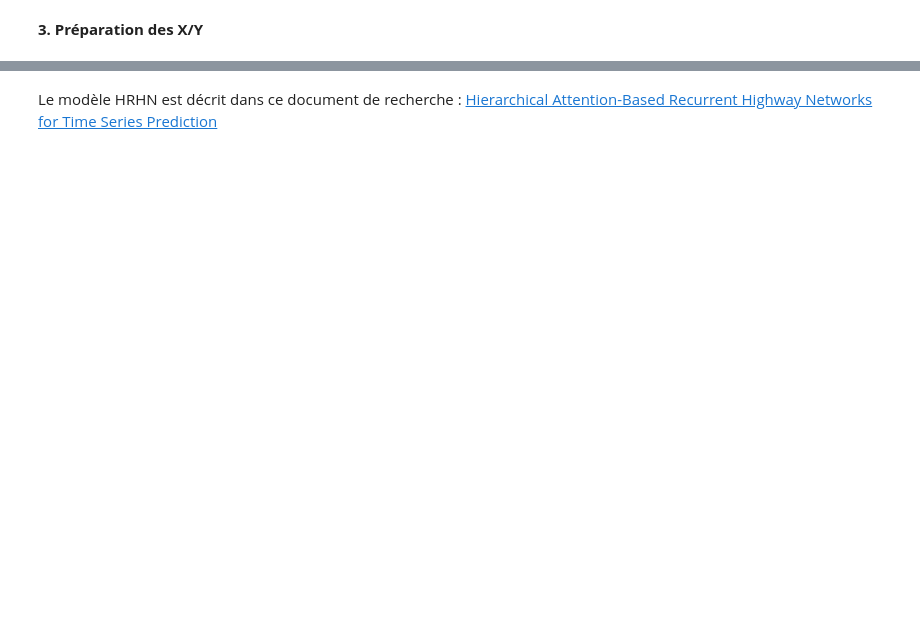
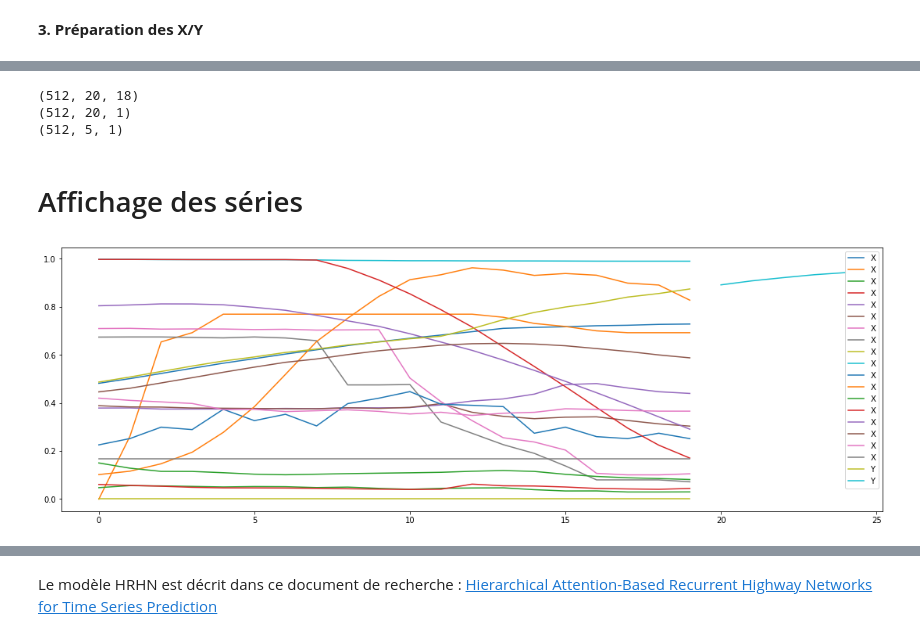
Before and after one commit to AlexandreBourrieau/ML2, a Jupyter notebook: Multi_HRHN_VAR_PID_SML2010_MultiStep.ipynb, the cells around one changed output, grey strips where cells are left out. Drawn from its saved outputs; the diff is of its cells as text; code cells hidden in the pictures; blank space fills up the shorter version.

```diff
--- a/Multi_HRHN_VAR_PID_SML2010_MultiStep.ipynb
+++ b/Multi_HRHN_VAR_PID_SML2010_MultiStep.ipynb
@@ -165,8 +314,8 @@ Les datasets sont créés de la manière suivante :
 # %%
 # Fonction permettant de créer un dataset à partir des données de la série temporelle
-# X = {((X1_1,X1_2,...,X1_T),(X2_1,X2_2,...,X2_T),(X3_1,X3_2,...,X3_T)),
+# X = {((X1_1,X1_2,...,X1_T),((X2_1,X2_2,...,X2_T),(X3_1,X3_2,...,X3_T)),
 #       (Y1,Y2,...,YT)}
-# Y = YT+1
+# Y = YT+1, YT+2, YT+3, ...
 
 def prepare_dataset_XY(seriesX, serieY, longueur_sequence, longueur_sortie, batch_size,shift):
   datasetX = tf.data.Dataset.from_tensor_slices(seriesX)
@@ -184,7 +333,7 @@ def prepare_dataset_XY(seriesX, serieY, longueur_sequence, longueur_sortie, batc
   datasetYPred = tf.data.Dataset.from_tensor_slices(serieY)
   datasetYPred = datasetYPred.window(longueur_sequence+longueur_sortie+1, shift=shift, drop_remainder=True)
   datasetYPred = datasetYPred.flat_map(lambda x: x.batch(longueur_sequence + longueur_sortie+1))
-  datasetYPred = datasetYPred.map(lambda x: (x[0:-1][-1:,:]))
+  datasetYPred = datasetYPred.map(lambda x: (x[0:-1][-longueur_sortie:,:]))
   datasetYPred = datasetYPred.batch(batch_size,drop_remainder=True).prefetch(1)
 
 
@@ -194,17 +343,14 @@ def prepare_dataset_XY(seriesX, serieY, longueur_sequence, longueur_sortie, batc
   return dataset
 # %%
 # Définition des caractéristiques du dataset que l'on souhaite créer
-batch_size = 512
-longueur_sequence = 30
-longueur_sortie = 1
+batch_size = 128
+longueur_sequence = 20
+longueur_sortie = 5
 shift=1
 
 # Création du dataset
 dataset = prepare_dataset_XY(serie_entrainement_X_norm[:,0:-1],serie_entrainement_X_norm[:,-1:], longueur_sequence,longueur_sortie,batch_size,shift)
 dataset_val = prepare_dataset_XY(serie_test_X_norm[:,0:-1],serie_test_X_norm[:,-1:],longueur_sequence,longueur_sortie,batch_size,shift)
-
-dataset_PID = prepare_dataset_XY(serie_entrainement_PID_X_norm[:,0:-1],serie_entrainement_PID_X_norm[:,-1:], longueur_sequence,longueur_sortie,batch_size,shift)
-dataset_PID_val = prepare_dataset_XY(serie_test_PID_X_norm[:,0:-1],serie_test_PID_X_norm[:,-1:],longueur_sequence,longueur_sortie,batch_size,shift)
 # %%
 print(len(list(dataset.as_numpy_iterator())))
 for element in dataset.take(1):
@@ -249,32 +411,33 @@ def Create_train(dataset):
-# %%
-x_train, y_train = Create_train(dataset)
-print(x_train[0].shape)
-print(x_train[1].shape)
-print(y_train.shape)
 # %%
-def Create_val(dataset_val):
-  X1 = []
-  X2 = []
+X1 = []
+X2 = []
 
-  # Extrait les X,Y du dataset
-  x,y = tuple(zip(*dataset_val))              # x=43x((BS,10,3),(BS,9,1))
-                                          # y=43x(BS,1,1)
-  for i in range(len(x)):
-    X1.append(x[i][0])
-    X2.append(x[i][1])
+# Extrait les X,Y du dataset
+x,y = tuple(zip(*dataset_val))              # x=43x((BS,10,3),(BS,9,1))
+                                        # y=43x(BS,1,1)
+for i in range(len(x)):
+  X1.append(x[i][0])
+  X2.append(x[i][1])
 
-  X1 = tf.convert_to_tensor(X1)           # (43,BS,10,3)
-  X2 = tf.convert_to_tensor(X2)           # (43,BS,9,1)
+X1 = tf.convert_to_tensor(X1)           # (43,BS,10,3)
+X2 = tf.convert_to_tensor(X2)           # (43,BS,9,1)
 
-  X1 = np.asarray(X1,dtype=np.float32)    # (43,BS,10,3)
-  X2 = np.asarray(X2,dtype=np.float32)    # (43,BS,10,3)
+X1 = np.asarray(X1,dtype=np.float32)    # (43,BS,10,3)
+X2 = np.asarray(X2,dtype=np.float32)    # (43,BS,10,3)
 
-  # Recombine les données
-  y = np.asarray(y,dtype=np.float32)      # 43x(BS,1,1) => (43xBS,1,1)
-  X1 = np.reshape(X1,(X1.shape[0]*X1.shape[1],X1.shape[2],X1.shape[3]))   # (43,BS,10,3) => (43xBS,10,3)
-  X2 = np.reshape(X2,(X2.shape[0]*X2.shape[1],X2.shape[2],X2.shape[3]))   # (43,BS,9,1) => (43*BS,9,1)
+# Recombine les données
+y = np.asarray(y,dtype=np.float32)      # 43x(BS,1,1) => (43xBS,1,1)
+X1 = np.reshape(X1,(X1.shape[0]*X1.shape[1],X1.shape[2],X1.shape[3]))   # (43,BS,10,3) => (43xBS,10,3)
+X2 = np.reshape(X2,(X2.shape[0]*X2.shape[1],X2.shape[2],X2.shape[3]))   # (43,BS,9,1) => (43*BS,9,1)
 
-  x_val = [X1,X2]
-  y_val = np.asarray(tf.reshape(y,shape=(y.shape[0]*y.shape[1],longueur_sortie,y.shape[3])))
+x_val = [X1,X2]
+y_val = np.asarray(tf.reshape(y,shape=(y.shape[0]*y.shape[1],longueur_sortie,y.shape[3])))
 
-  return x_val,y_val
+# Affiche les formats
+print(x_val[0].shape)
+print(x_val[1].shape)
+print(y_val.shape)
+# %% [output]
+(512, 20, 18)
+(512, 20, 1)
+(512, 5, 1)
@@ -286 +444,15 @@ print(y_val.shape)
+# %% [markdown]
+# Affichage des séries
+# %%
+# Affiche la série
+fig, ax = plt.subplots(constrained_layout=True, figsize=(15,5))
+
+ax.plot(np.linspace(0,longueur_sequence-1,longueur_sequence),x_train[0][0,:,0:20],label="X")
+ax.plot(np.linspace(0,longueur_sequence-1,longueur_sequence),x_train[1][0,:,:],label="Y")
+ax.plot(np.linspace(longueur_sequence,longueur_sequence+longueur_sortie-1,longueur_sortie),y_train[0,:,:],label="Y")
+
+ax.legend(loc="upper right")
+plt.show()
+# %% [output]
+[figure, added]
 # %% [markdown]
```
Also changed, not shown: parts of 48 cells of this notebook.
